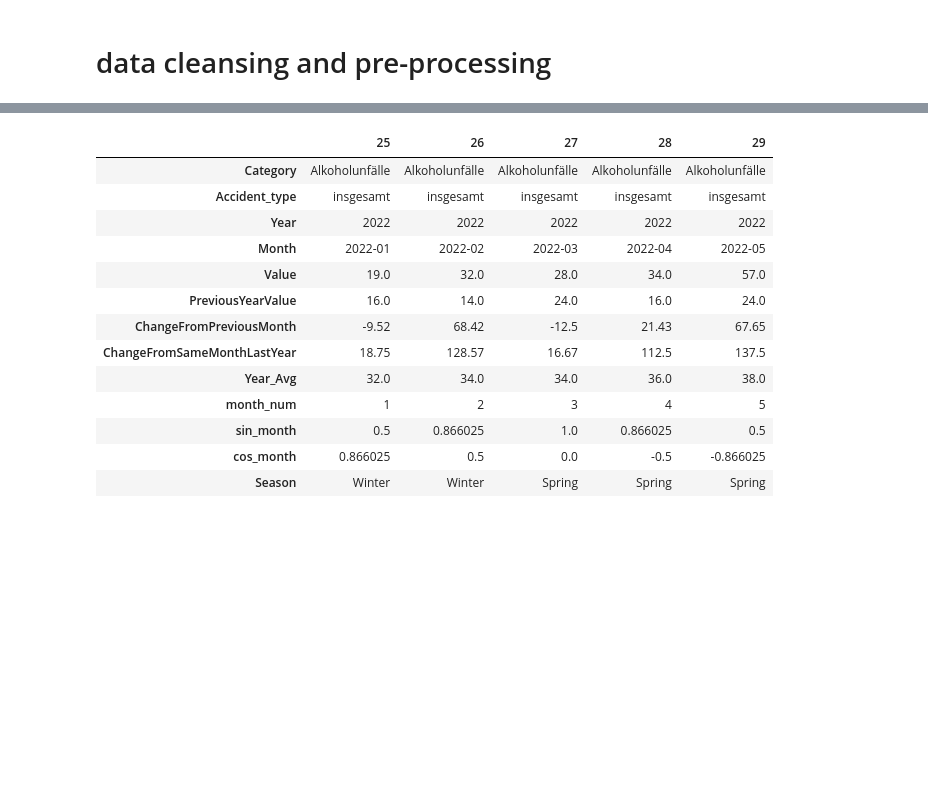
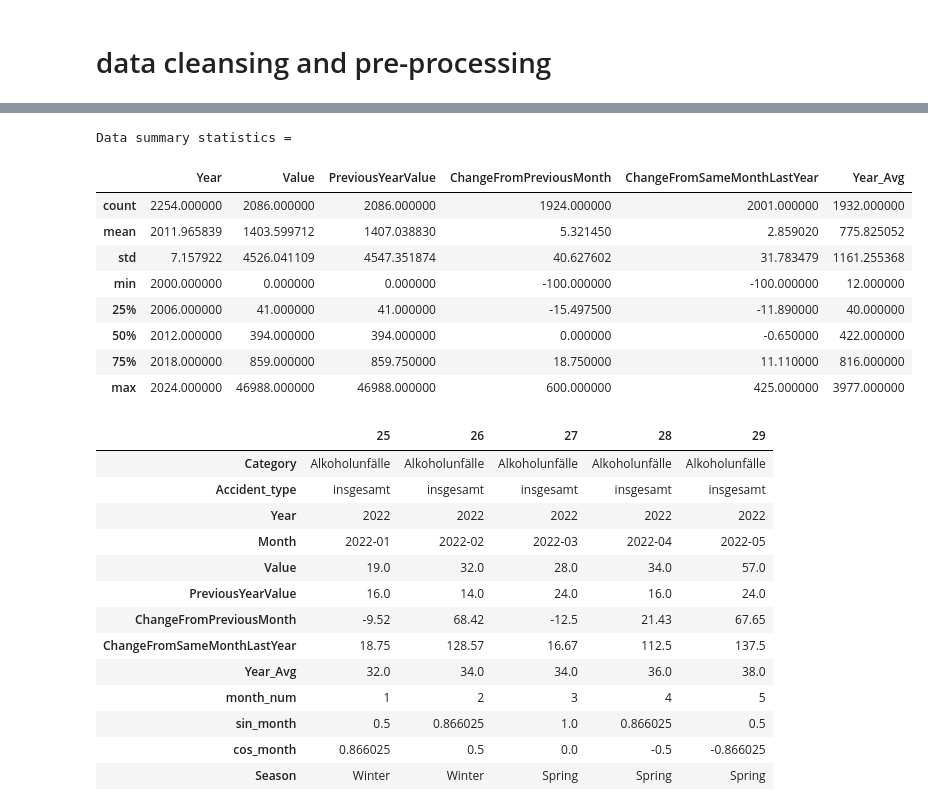
Before and after one commit to Ila-22/AI-Model, a Jupyter notebook: main.ipynb, the cells around one changed output, grey strips where cells are left out. Cells and saved outputs as stored; diff of their text form; code cells hidden in the pictures; blank space fills up the shorter version.

```diff
--- a/main.ipynb
+++ b/main.ipynb
@@ -67,3 +103,17 @@ df.head().T
+# %%
+print("Data summary statistics = \n")
+df.describe()
+# %% [output]
+Data summary statistics =
+|  | Year | Value | PreviousYearValue | ChangeFromPreviousMonth | ChangeFromSameMonthLastYear | Year_Avg |
+| count | 2254.000000 | 2086.000000 | 2086.000000 | 1924.000000 | 2001.000000 | 1932.000000 |
+| mean | 2011.965839 | 1403.599712 | 1407.038830 | 5.321450 | 2.859020 | 775.825052 |
+| std | 7.157922 | 4526.041109 | 4547.351874 | 40.627602 | 31.783479 | 1161.255368 |
+| min | 2000.000000 | 0.000000 | 0.000000 | -100.000000 | -100.000000 | 12.000000 |
+| 25% | 2006.000000 | 41.000000 | 41.000000 | -15.497500 | -11.890000 | 40.000000 |
+| 50% | 2012.000000 | 394.000000 | 394.000000 | 0.000000 | -0.650000 | 422.000000 |
+| 75% | 2018.000000 | 859.000000 | 859.750000 | 18.750000 | 11.110000 | 816.000000 |
+| max | 2024.000000 | 46988.000000 | 46988.000000 | 600.000000 | 425.000000 | 3977.000000 |
 # %%
 df = df[df['Value'].notna()] # we need no nan values in the target column
 # %%
```
Also changed, not shown: parts of 13 cells of this notebook, 1 other file.
